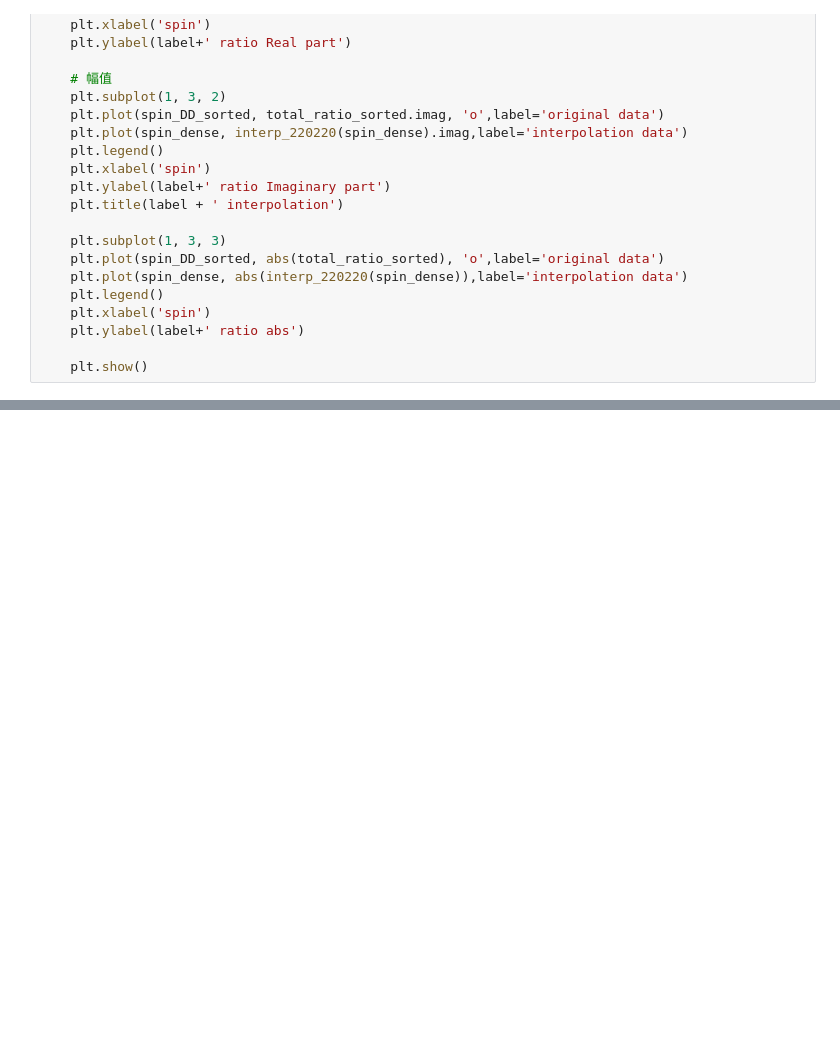
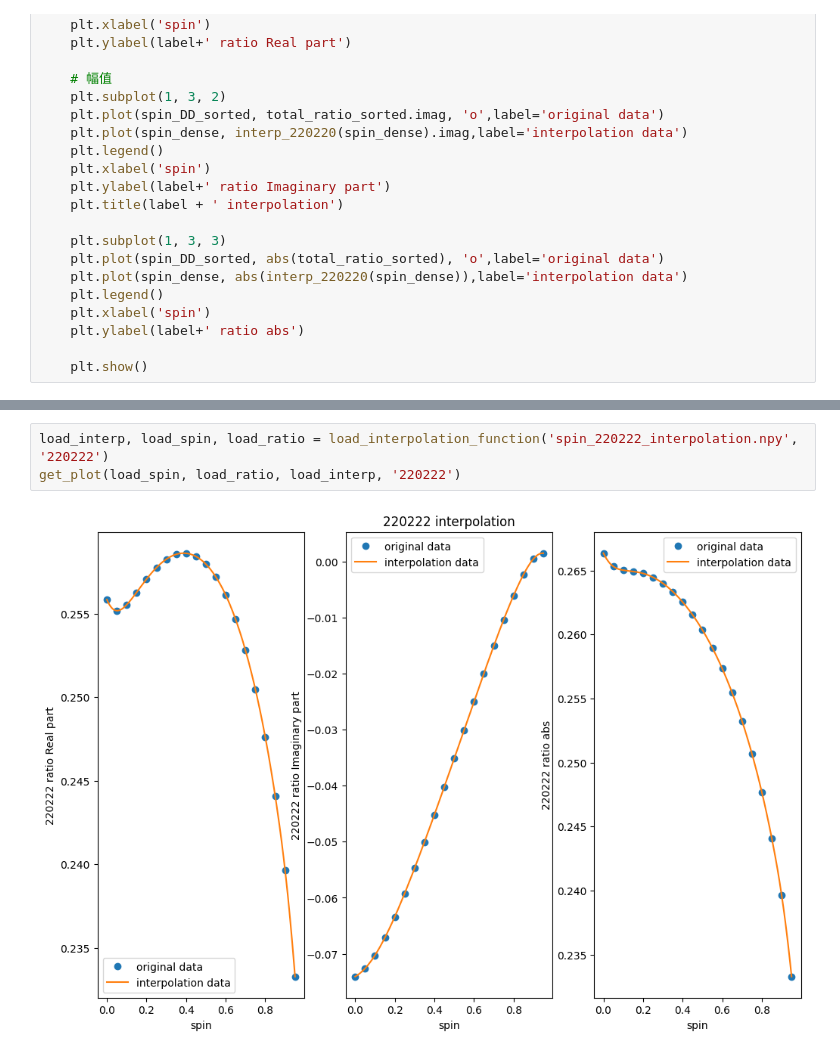
Before and after one commit to yi-fan-wang/TestingGR_with_Gravwaves, a Jupyter notebook: pytgr/data/interpolate_quadratic.ipynb, the cells around one changed output, grey strips where cells are left out. Saved outputs shown, nothing was run; the diff lists cells and outputs as text; blank space fills up the shorter version.

```diff
--- a/pytgr/data/interpolate_quadratic.ipynb
+++ b/pytgr/data/interpolate_quadratic.ipynb
@@ -233,0 +218,5 @@ get_plot(load_spin, load_ratio, load_interp, '220221')
+# %%
+load_interp, load_spin, load_ratio = load_interpolation_function('spin_220222_interpolation.npy', '220222')
+get_plot(load_spin, load_ratio, load_interp, '220222')
+# %% [output]
+[figure, added]
```
Also changed, not shown: parts of 16 cells of this notebook, 2 other files.
